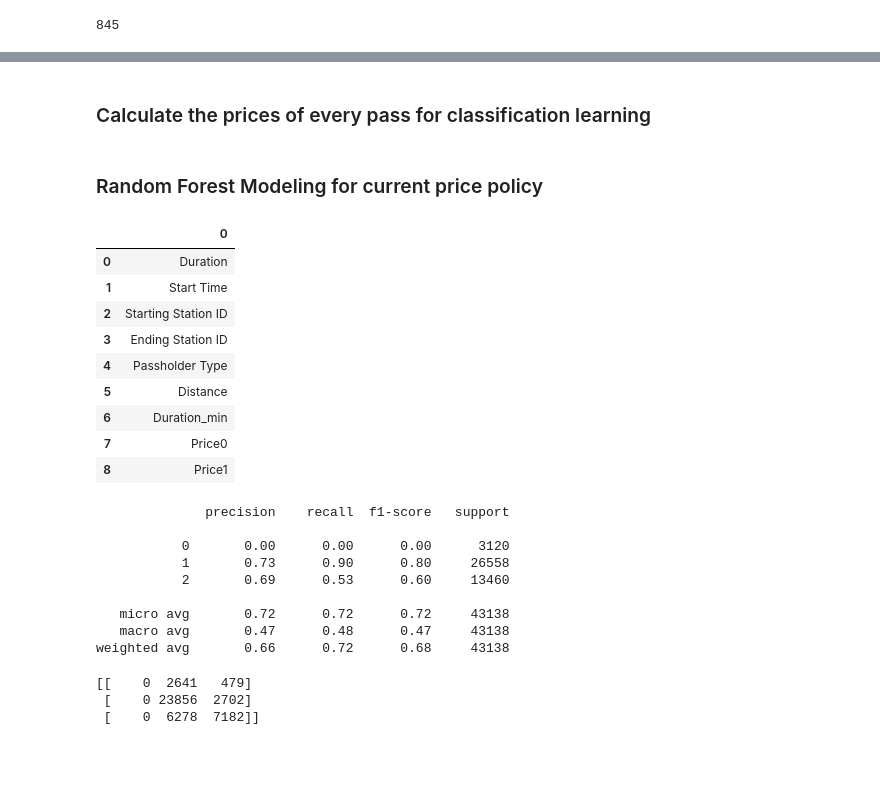
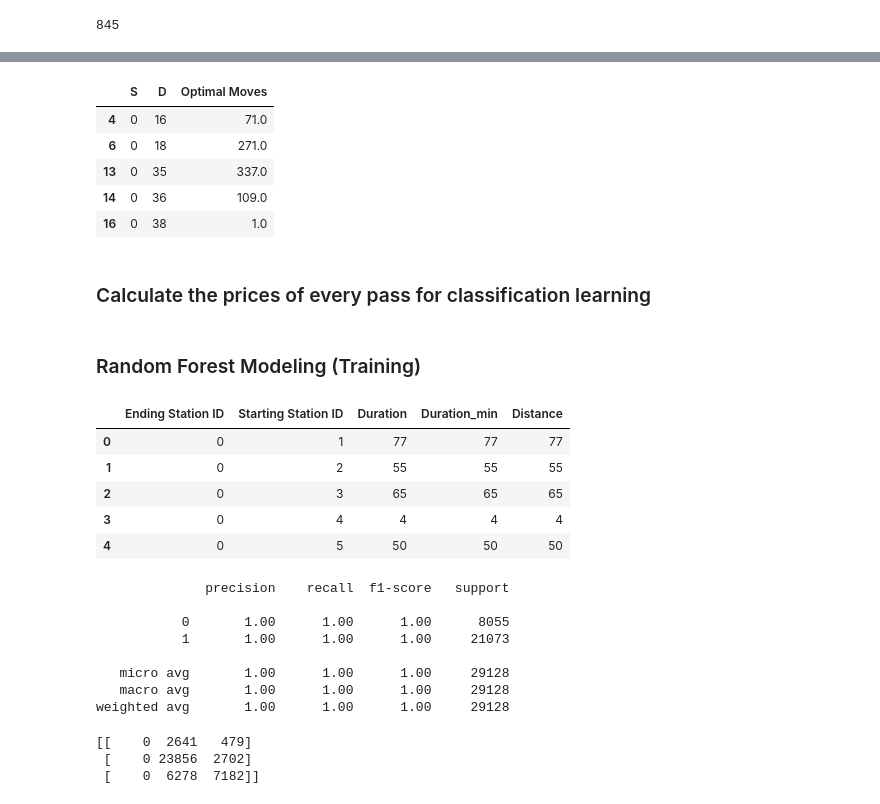
Before and after one commit to yyul10/LA_metro_bike_relocation, a Jupyter notebook: LA_metro_bike-relocation.ipynb, the cells around one changed output, grey strips where cells are left out. Drawn from its saved outputs; the diff is of its cells as text; code cells hidden in the pictures; blank space fills up the shorter version.

```diff
--- a/LA_metro_bike-relocation.ipynb
+++ b/LA_metro_bike-relocation.ipynb
@@ -1139,26 +1351,43 @@ print(len(price_constraint.keys()))
+# %%
+# Store optimal solution into dataframe
+optsol = []
+for s in S_list:
+    for d in D_list:
+        optsol.append((s, d, model.x[s,d]()))
+cols=['S','D','Optimal Moves']
+optsol = pd.DataFrame(optsol,columns=cols)
+optsol = optsol[optsol['Optimal Moves']!=0]
+optsol.head()
+# %% [output]
+|  | S | D | Optimal Moves |
+| 4 | 0 | 16 | 71.0 |
+| 6 | 0 | 18 | 271.0 |
+| 13 | 0 | 35 | 337.0 |
+| 14 | 0 | 36 | 109.0 |
+| 16 | 0 | 38 | 1.0 |
 # %% [markdown]
 ### Calculate the prices of every pass for classification learning
 # %%
 ndata['Price0'] = 1.75 * (ndata['Duration_min']/30+1) # Price for Walk-up
 ndata['Price1'] = 1.75 * ndata['Duration_min']/30+0.41 # Price for Passholders
 # %% [markdown]
-### Random Forest Modeling for current price policy
+### Random Forest Modeling (Training)
-# %%
-pd.DataFrame(ndata.columns)
-# %% [output]
-|  | 0 |
-| 0 | Duration |
-| 1 | Start Time |
-| 2 | Starting Station ID |
-| 3 | Ending Station ID |
-| 4 | Passholder Type |
-| 5 | Distance |
-| 6 | Duration_min |
-| 7 | Price0 |
-| 8 | Price1 |
+# %%
+discount = 1.75
+train = ndata[['Ending Station ID','Starting Station ID','Duration', 'Duration_min', 'Distance']].groupby(['Ending Station ID','Starting Station ID'],as_index=False).count()
+# train = ndata[['Ending Station ID','Starting Station ID','Duration_min', 'Distance','Passholder Type']]
+# train['Discounts'] = discount * (np.floor(train['Duration_min']/30)+1)
+train[:5]
+# %% [output]
+|  | Ending Station ID | Starting Station ID | Duration | Duration_min | Distance |
+| 0 | 0 | 1 | 77 | 77 | 77 |
+| 1 | 0 | 2 | 55 | 55 | 55 |
+| 2 | 0 | 3 | 65 | 65 | 65 |
+| 3 | 0 | 4 | 4 | 4 | 4 |
+| 4 | 0 | 5 | 50 | 50 | 50 |
 # %%
-X = ndata.iloc[:, [7,9,10,11,13,14,15]]
-y = ndata.iloc[:, 12]
+X = train.iloc[:, [1,2,3,4]]
+y = train['Passholder Type']
 
 # Splitting the dataset into the Training set and Test set
 from sklearn.model_selection import train_test_split
@@ -1183,13 +1412,12 @@ print(classification_report(y_test,y_pred))
 # %% [output]
               precision    recall  f1-score   support
 
-           0       0.00      0.00      0.00      3120
-           1       0.73      0.90      0.80     26558
-           2       0.69      0.53      0.60     13460
+           0       1.00      1.00      1.00      8055
+           1       1.00      1.00      1.00     21073
 
-   micro avg       0.72      0.72      0.72     43138
-   macro avg       0.47      0.48      0.47     43138
-weighted avg       0.66      0.72      0.68     43138
+   micro avg       1.00      1.00      1.00     29128
+   macro avg       1.00      1.00      1.00     29128
+weighted avg       1.00      1.00      1.00     29128
 # %%
 from sklearn.metrics import classification_report
 from sklearn.metrics import confusion_matrix
```
Also changed, not shown: parts of 19 cells of this notebook.
